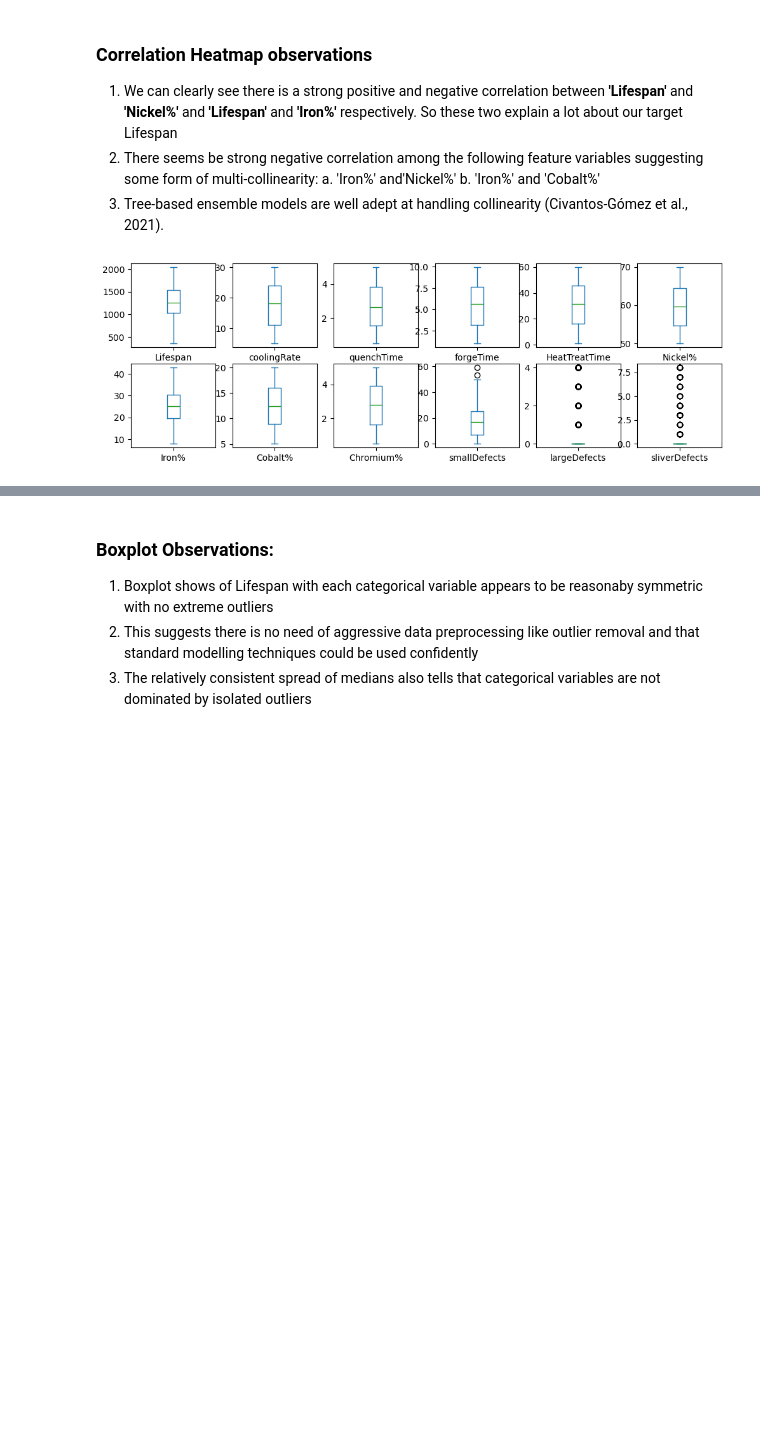
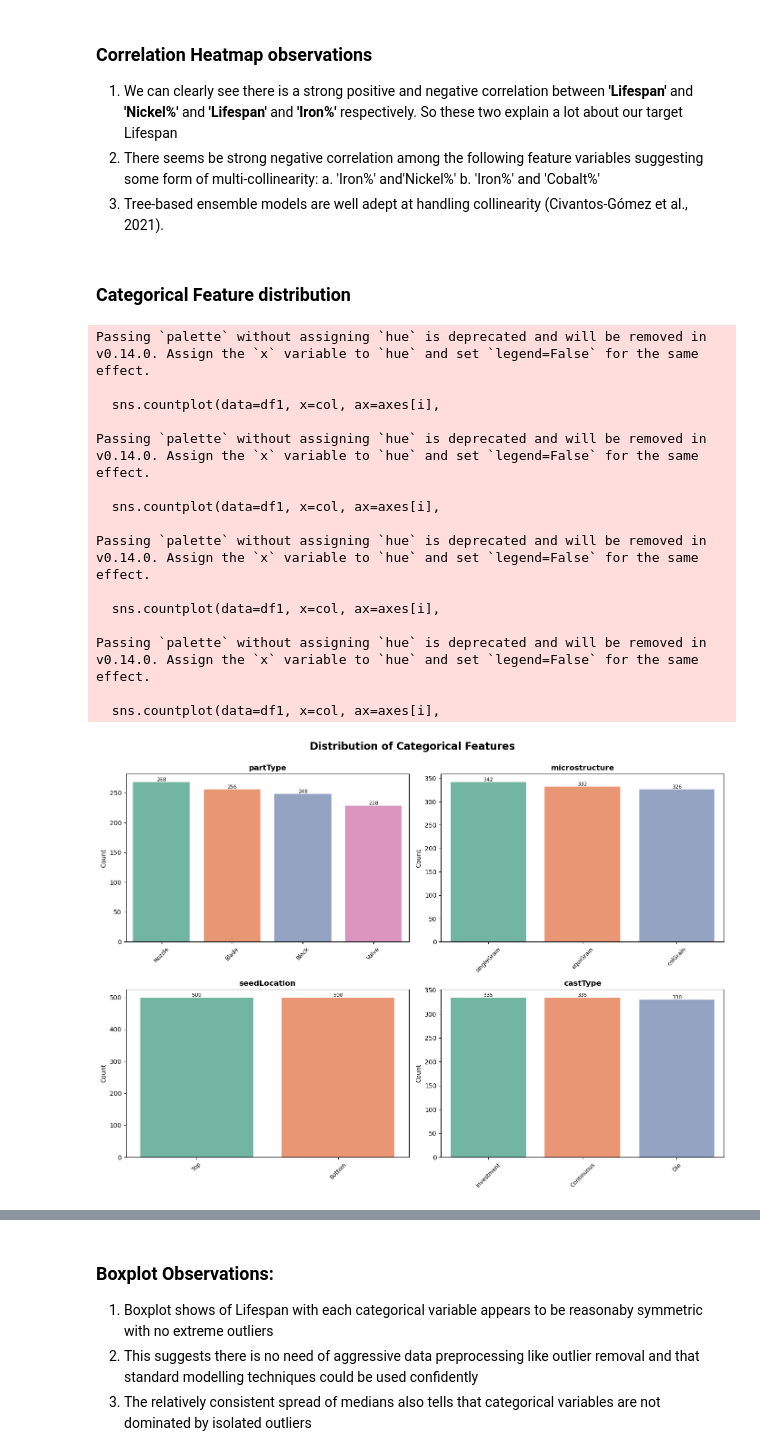
Before and after one commit to Ahmadbader17/COMP1801_ML_Coursework, a Jupyter notebook: notebooks/eda.ipynb, the cells around one changed output, grey strips where cells are left out. Cells and saved outputs as stored; diff of their text form; code cells hidden in the pictures; blank space fills up the shorter version.

```diff
--- a/notebooks/eda.ipynb
+++ b/notebooks/eda.ipynb
@@ -218,12 +218,69 @@ plt.show()
     a. 'Iron%' and'Nickel%'
     b. 'Iron%' and 'Cobalt%'
 3. Tree-based ensemble models are well adept at handling collinearity (Civantos-Gómez et al., 2021).
-# %%
-df1.plot(kind='box', figsize=(12,12), subplots=True, layout=(6,6))
-plt.savefig('../report/figures/fig-1.33-boxplot.png', dpi=500, bbox_inches='tight')
-plt.show()
-# %% [output]
-[figure, removed]
+# %% [markdown]
+### Categorical Feature distribution
+# %%
+import matplotlib.pyplot as plt
+import seaborn as sns
+import numpy as np
+
+# Get categorical columns
+cat_col = df1.select_dtypes(include=['object', 'category']).columns
+n_cols = len(cat_col)
+
+# Calculate grid dimensions
+n_rows = int(np.ceil(n_cols / 2))  # 2 plots per row
+n_subplot_cols = min(n_cols, 2)
+
+# Create figure
+fig, axes = plt.subplots(n_rows, n_subplot_cols, figsize=(14, 5 * n_rows))
+axes = axes.flatten() if n_cols > 1 else [axes]
+
+# Plot each categorical feature
+for i, col in enumerate(cat_col):
+    # Count plot
+    sns.countplot(data=df1, x=col, ax=axes[i],
+                  palette='Set2',
+                  order=df1[col].value_counts().index)
+
+    axes[i].set_title(f'{col}', fontsize=12, fontweight='bold')
+    axes[i].set_ylabel('Count', fontsize=10)
+    axes[i].set_xlabel('')
+    axes[i].tick_params(axis='x', rotation=45, labelsize=9)
+
+    # Add count labels on top of bars
+    for container in axes[i].containers:
+        axes[i].bar_label(container, fontsize=8)
+
+# Hide extra subplots
+for j in range(i + 1, len(axes)):
+    axes[j].axis('off')
+
+# Overall title
+plt.suptitle('Distribution of Categorical Features', fontsize=16, fontweight='bold', y=0.998)
+plt.tight_layout()
+
+# Save as one combined image
+plt.savefig('../report/figures/fig-1.33-categorical-distributions.png', dpi=300, bbox_inches='tight')
+plt.show()
+# %% [output]
+Passing `palette` without assigning `hue` is deprecated and will be removed in v0.14.0. Assign the `x` variable to `hue` and set `legend=False` for the same effect.
+
+  sns.countplot(data=df1, x=col, ax=axes[i],
+
+Passing `palette` without assigning `hue` is deprecated and will be removed in v0.14.0. Assign the `x` variable to `hue` and set `legend=False` for the same effect.
+
+  sns.countplot(data=df1, x=col, ax=axes[i],
+
+Passing `palette` without assigning `hue` is deprecated and will be removed in v0.14.0. Assign the `x` variable to `hue` and set `legend=False` for the same effect.
+
+  sns.countplot(data=df1, x=col, ax=axes[i],
+
+Passing `palette` without assigning `hue` is deprecated and will be removed in v0.14.0. Assign the `x` variable to `hue` and set `legend=False` for the same effect.
+
+  sns.countplot(data=df1, x=col, ax=axes[i],
+[figure, added]
 # %%
 # Box-plots for categorical variables
 
```
Also changed, not shown: parts of 2 cells of this notebook, 4 other files.
